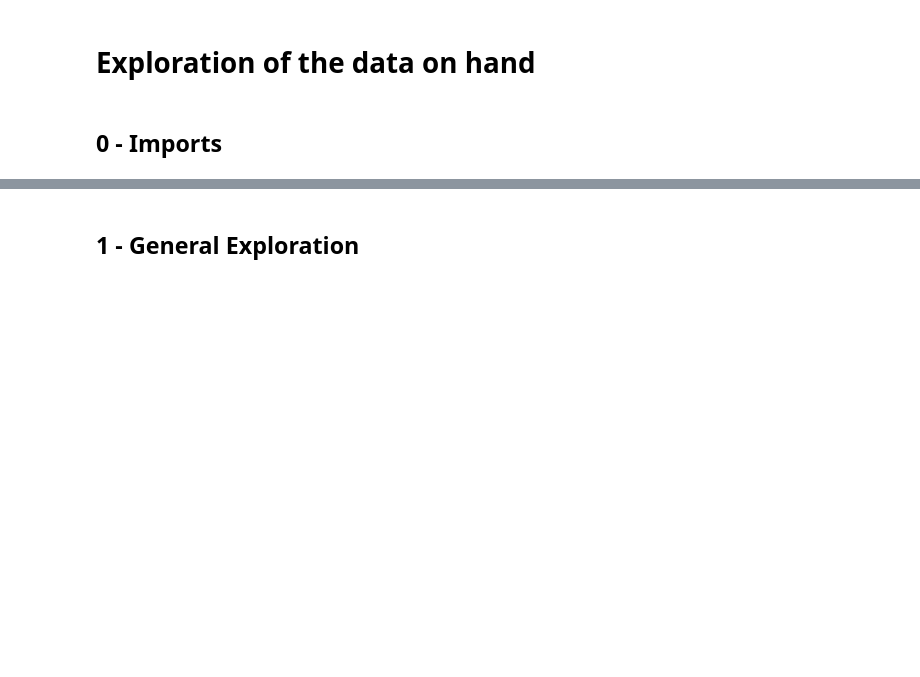
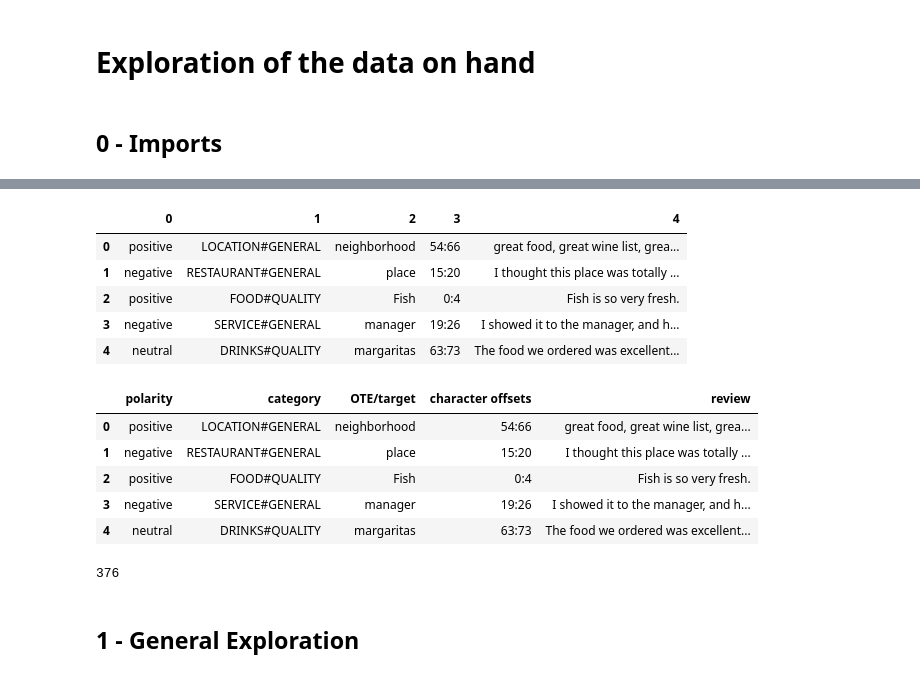
Before and after one commit to Kouyoum/NLP-ASBA-assignment, a Jupyter notebook: exercise2/src/a2_exploration1.ipynb, the cells around one changed output, grey strips where cells are left out. Drawn from its saved outputs; the diff is of its cells as text; code cells hidden in the pictures; blank space fills up the shorter version.

```diff
--- a/exercise2/src/a2_exploration1.ipynb
+++ b/exercise2/src/a2_exploration1.ipynb
@@ -26,3 +37,25 @@ traindata.head()
+# %%
+devdata = pd.read_csv("data/devdata.csv", sep="\t", header=None)
+display(devdata.head())
+devdata.columns = ['polarity', 'category', 'OTE/target', 'character offsets', 'review']
+devdata.head()
+# %% [output]
+|  | 0 | 1 | 2 | 3 | 4 |
+| 0 | positive | LOCATION#GENERAL | neighborhood | 54:66 | great food, great wine list, grea... |
+| 1 | negative | RESTAURANT#GENERAL | place | 15:20 | I thought this place was totally ... |
+| 2 | positive | FOOD#QUALITY | Fish | 0:4 | Fish is so very fresh. |
+| 3 | negative | SERVICE#GENERAL | manager | 19:26 | I showed it to the manager, and h... |
+| 4 | neutral | DRINKS#QUALITY | margaritas | 63:73 | The food we ordered was excellent... |
+|  | polarity | category | OTE/target | character offsets | review |
+| 0 | positive | LOCATION#GENERAL | neighborhood | 54:66 | great food, great wine list, grea... |
+| 1 | negative | RESTAURANT#GENERAL | place | 15:20 | I thought this place was totally ... |
+| 2 | positive | FOOD#QUALITY | Fish | 0:4 | Fish is so very fresh. |
+| 3 | negative | SERVICE#GENERAL | manager | 19:26 | I showed it to the manager, and h... |
+| 4 | neutral | DRINKS#QUALITY | margaritas | 63:73 | The food we ordered was excellent... |
+# %%
+len(devdata)
+# %% [output]
+376
 # %% [markdown]
 ## 1 - General Exploration
 # %%
```
Also changed, not shown: parts of 3 cells of this notebook, 8 other files.
